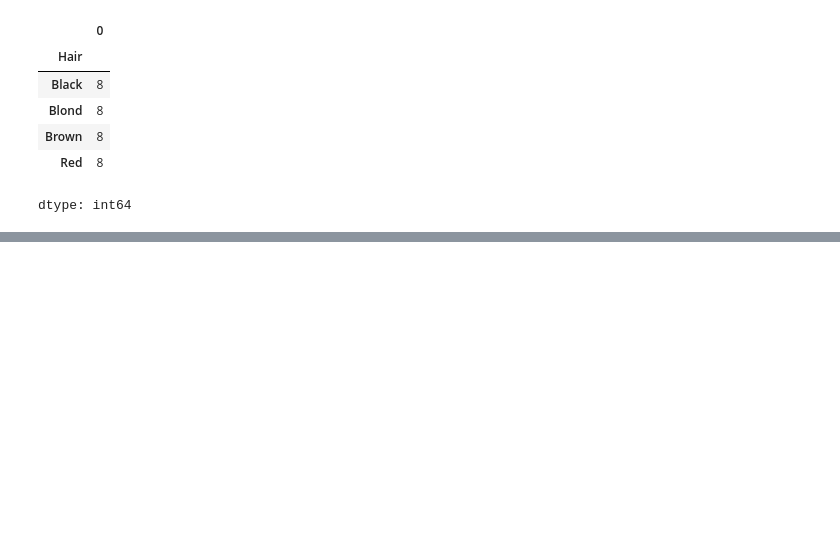
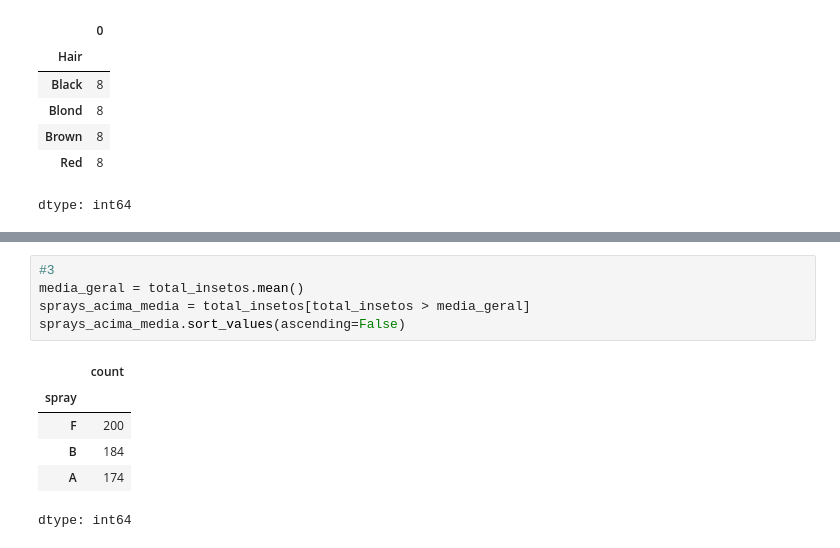
Before and after one commit to AlineSouzaSantos/Pyhton_Dados, a Jupyter notebook: ExerciciosWomakers.ipynb, the cells around one changed output, grey strips where cells are left out. Drawn from its saved outputs; the diff is of its cells as text; blank space fills up the shorter version.

```diff
--- a/ExerciciosWomakers.ipynb
+++ b/ExerciciosWomakers.ipynb
@@ -221,0 +266,12 @@ dtype: int64
+# %%
+#3
+media_geral = total_insetos.mean()
+sprays_acima_media = total_insetos[total_insetos > media_geral]
+sprays_acima_media.sort_values(ascending=False)
+# %% [output]
+|  | count |
+| spray |  |
+| F | 200 |
+| B | 184 |
+| A | 174 |
+dtype: int64
```
Also changed, not shown: parts of 5 cells of this notebook.
